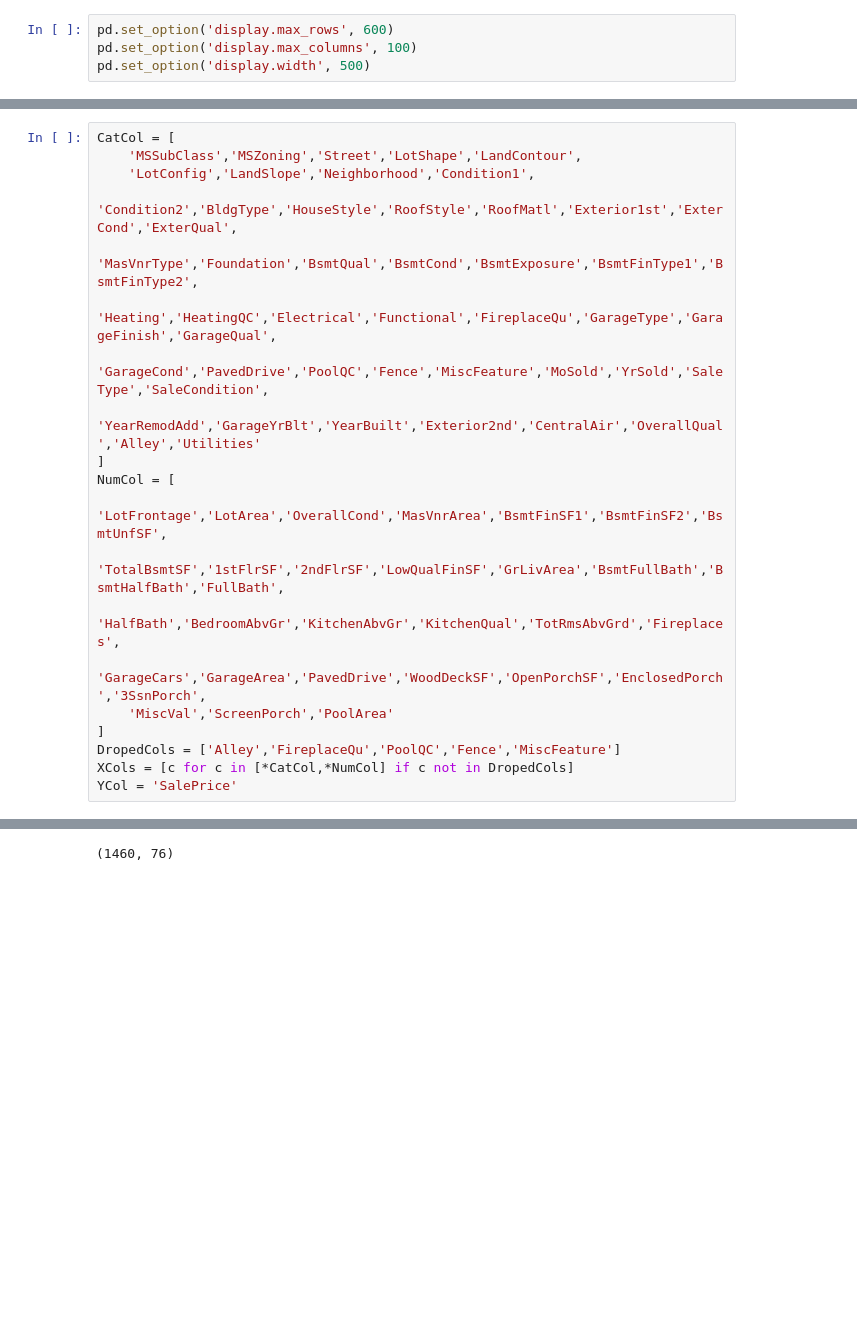
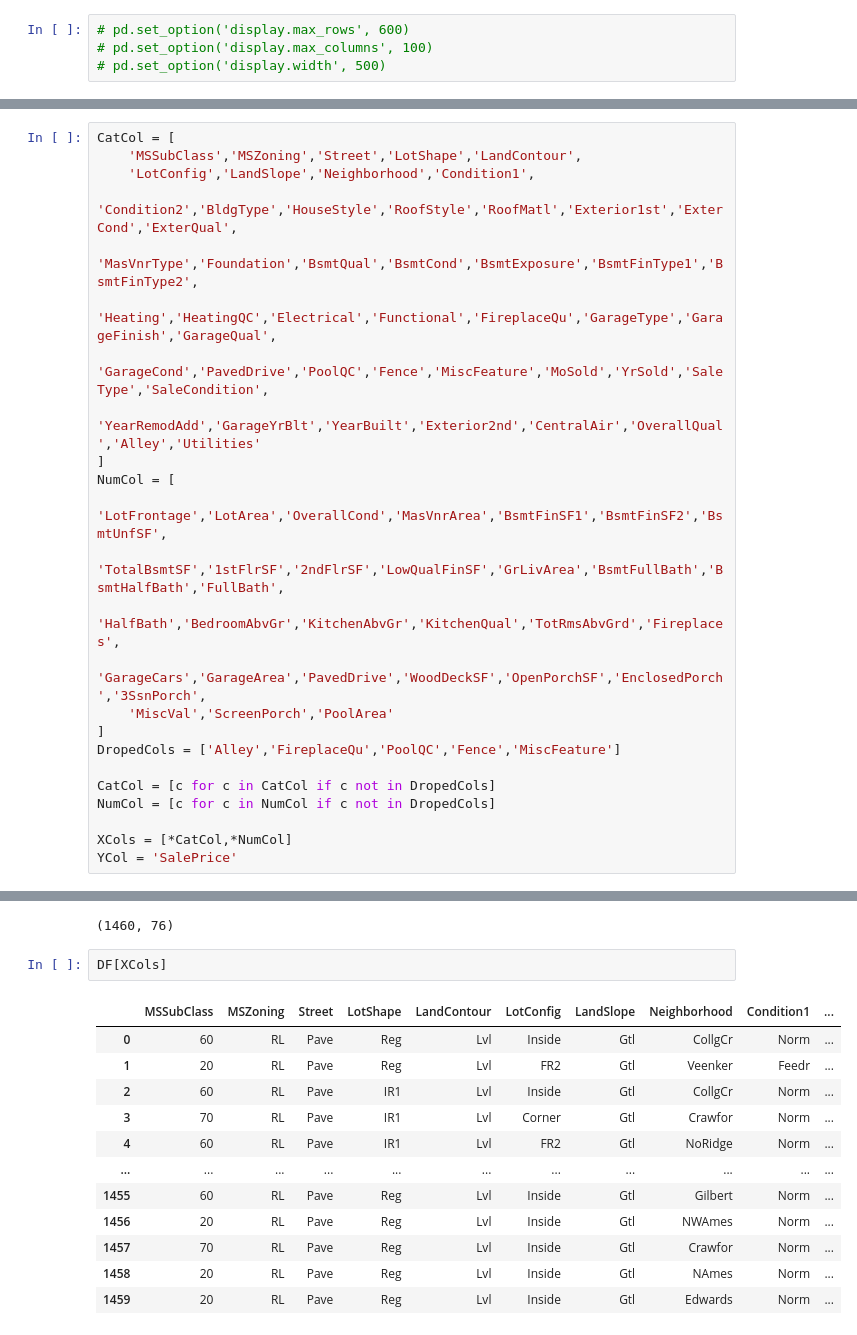
Before and after one commit to w74anheda/AI, a Jupyter notebook: app/Kaggle Projects/house price/house price.ipynb, the cells around one changed output, grey strips where cells are left out. Cells and saved outputs as stored; diff of their text form; blank space fills up the shorter version.

```diff
--- a/app/Kaggle Projects/house price/house price.ipynb
+++ b/app/Kaggle Projects/house price/house price.ipynb
@@ -5,9 +5,9 @@ import seaborn as SB
 import matplotlib.pyplot as PLT
 import scipy.stats as STATS
 # %%
-pd.set_option('display.max_rows', 600)
-pd.set_option('display.max_columns', 100)
-pd.set_option('display.width', 500)
+# pd.set_option('display.max_rows', 600)
+# pd.set_option('display.max_columns', 100)
+# pd.set_option('display.width', 500)
 # %%
 DF = pd.read_csv('../../datasets/competitions/house-prices/train.csv')
 # %%
@@ -28,7 +28,11 @@ NumCol = [
     'MiscVal','ScreenPorch','PoolArea'
 ]
 DropedCols = ['Alley','FireplaceQu','PoolQC','Fence','MiscFeature']
-XCols = [c for c in [*CatCol,*NumCol] if c not in DropedCols]
+
+CatCol = [c for c in CatCol if c not in DropedCols]
+NumCol = [c for c in NumCol if c not in DropedCols]
+
+XCols = [*CatCol,*NumCol]
 YCol = 'SalePrice'
 # %%
 DF.drop(DropedCols,axis=1,inplace=True)
@@ -66,3 +70,18 @@ DF['MasVnrType'].fillna(DF['MasVnrType'].mode()[0],inplace=True)
 DF.shape
 # %% [output]
 (1460, 76)
+# %%
+DF[XCols]
+# %% [output]
+|  | MSSubClass | MSZoning | Street | LotShape | LandContour | LotConfig | LandSlope | Neighborhood | Condition1 | ... |
+| 0 | 60 | RL | Pave | Reg | Lvl | Inside | Gtl | CollgCr | Norm | ... |
+| 1 | 20 | RL | Pave | Reg | Lvl | FR2 | Gtl | Veenker | Feedr | ... |
+| 2 | 60 | RL | Pave | IR1 | Lvl | Inside | Gtl | CollgCr | Norm | ... |
+| 3 | 70 | RL | Pave | IR1 | Lvl | Corner | Gtl | Crawfor | Norm | ... |
+| 4 | 60 | RL | Pave | IR1 | Lvl | FR2 | Gtl | NoRidge | Norm | ... |
+| ... | ... | ... | ... | ... | ... | ... | ... | ... | ... | ... |
+| 1455 | 60 | RL | Pave | Reg | Lvl | Inside | Gtl | Gilbert | Norm | ... |
+| 1456 | 20 | RL | Pave | Reg | Lvl | Inside | Gtl | NWAmes | Norm | ... |
+| 1457 | 70 | RL | Pave | Reg | Lvl | Inside | Gtl | Crawfor | Norm | ... |
+| 1458 | 20 | RL | Pave | Reg | Lvl | Inside | Gtl | NAmes | Norm | ... |
+| 1459 | 20 | RL | Pave | Reg | Lvl | Inside | Gtl | Edwards | Norm | ... |
```
Also changed, not shown: parts of 3 cells of this notebook.
